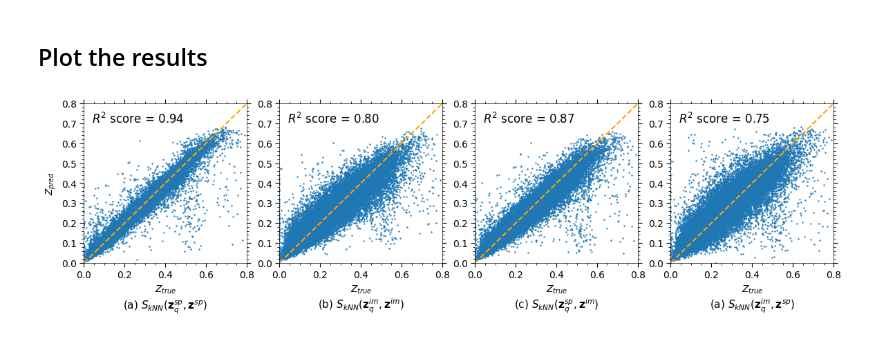
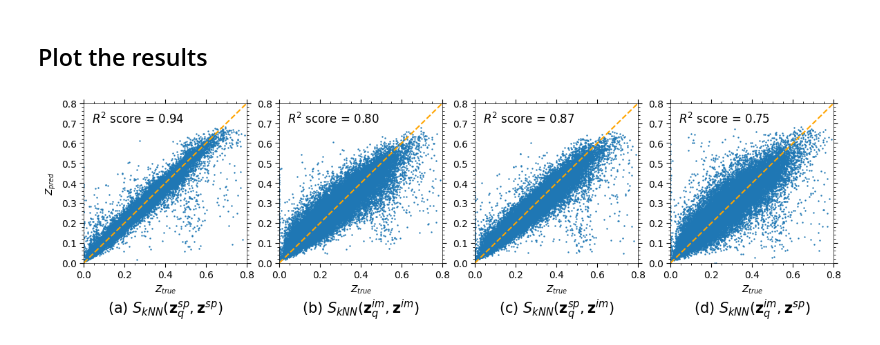
Before and after one commit to adnansiddiquei/AstroCLIP, a Jupyter notebook: results/downstream_tasks/Redshift Estimation.ipynb, the cells around one changed output. Saved outputs shown, nothing was run; the diff lists cells and outputs as text; code cells hidden in the pictures.

```diff
--- a/results/downstream_tasks/Redshift Estimation.ipynb
+++ b/results/downstream_tasks/Redshift Estimation.ipynb
@@ -92,31 +92,31 @@ _, is_predicted_redshifts = predict_redshifts(
 # %%
 from sklearn.metrics import r2_score
 
 def plot_r2_score(ax, redshifts, predicted_redshifts, title, ylabel=None):
     r2 = r2_score(redshifts, predicted_redshifts)
 
     ax.scatter(redshifts, predicted_redshifts, s=0.5)
     ax.set_xlim(0.0, 0.8)
     ax.set_ylim(0.0, 0.8)
     ax.plot(np.linspace(0, 0.8, 100), np.linspace(0, 0.8, 100), color='orange', linestyle='--')
 
     ax.set_xlabel(r'$Z_{true}$')
     ax.set_ylabel(ylabel)
     ax.text(0.04, 0.7, rf'$R^2$ score = {r2:.2f}', fontsize=12)
     # ax.suptitle(title, y=0.02, va='top')
-    ax.set_title(title, fontsize=11, y=-0.32)
+    ax.set_title(title, fontsize=15, y=-0.35)
 
 fig, ax = plt.subplots(figsize=(14, 3), nrows=1, ncols=4)
 plot_r2_score(ax[0], actual_redshifts, ss_predicted_redshifts, title=r'(a) $S_{kNN}(\mathbf{z}_{q}^{sp}, \mathbf{z}^{sp})$', ylabel=r'$Z_{pred}$')
 plot_r2_score(ax[1], actual_redshifts, ii_predicted_redshifts, title=r'(b) $S_{kNN}(\mathbf{z}_{q}^{im}, \mathbf{z}^{im})$')
 plot_r2_score(ax[2], actual_redshifts, si_predicted_redshifts, title=r'(c) $S_{kNN}(\mathbf{z}_{q}^{sp}, \mathbf{z}^{im})$')
-plot_r2_score(ax[3], actual_redshifts, is_predicted_redshifts, title=r'(a) $S_{kNN}(\mathbf{z}_{q}^{im}, \mathbf{z}^{sp})$')
+plot_r2_score(ax[3], actual_redshifts, is_predicted_redshifts, title=r'(d) $S_{kNN}(\mathbf{z}_{q}^{im}, \mathbf{z}^{sp})$')
 
 format_axes(ax[0])
 format_axes(ax[1])
 format_axes(ax[2])
 format_axes(ax[3])
 
 plt.savefig('out/redshift_knn_regression.png', bbox_inches='tight')
 # %% [output]
-[figure, old version]
+[figure, new version]
```
Also changed, not shown: 11 other files.
